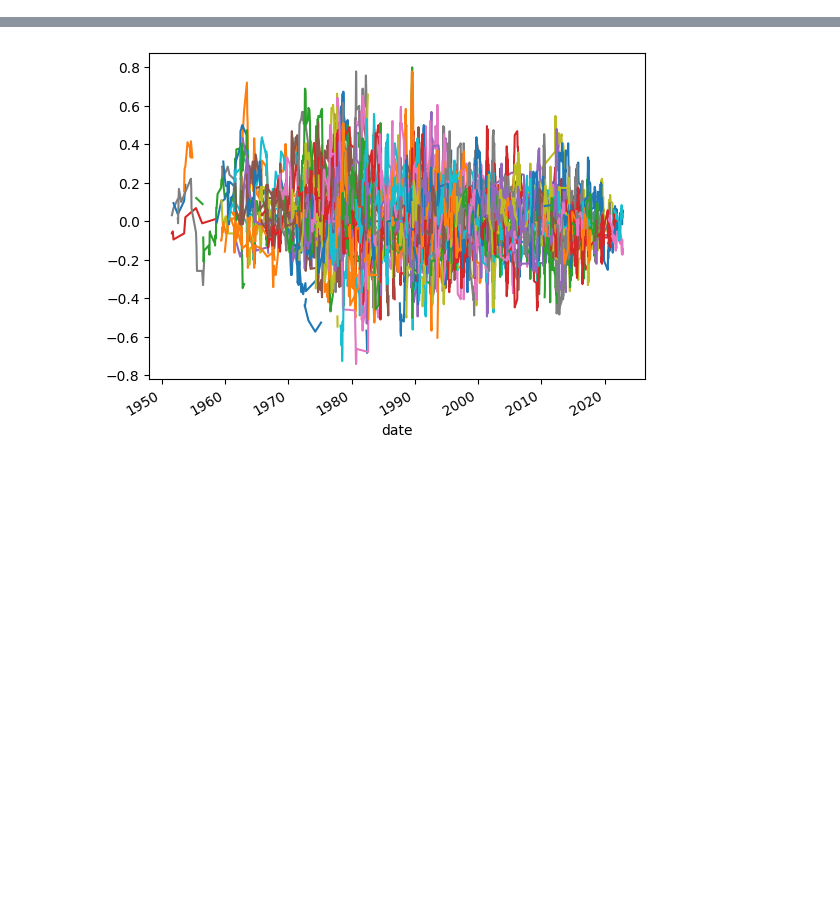
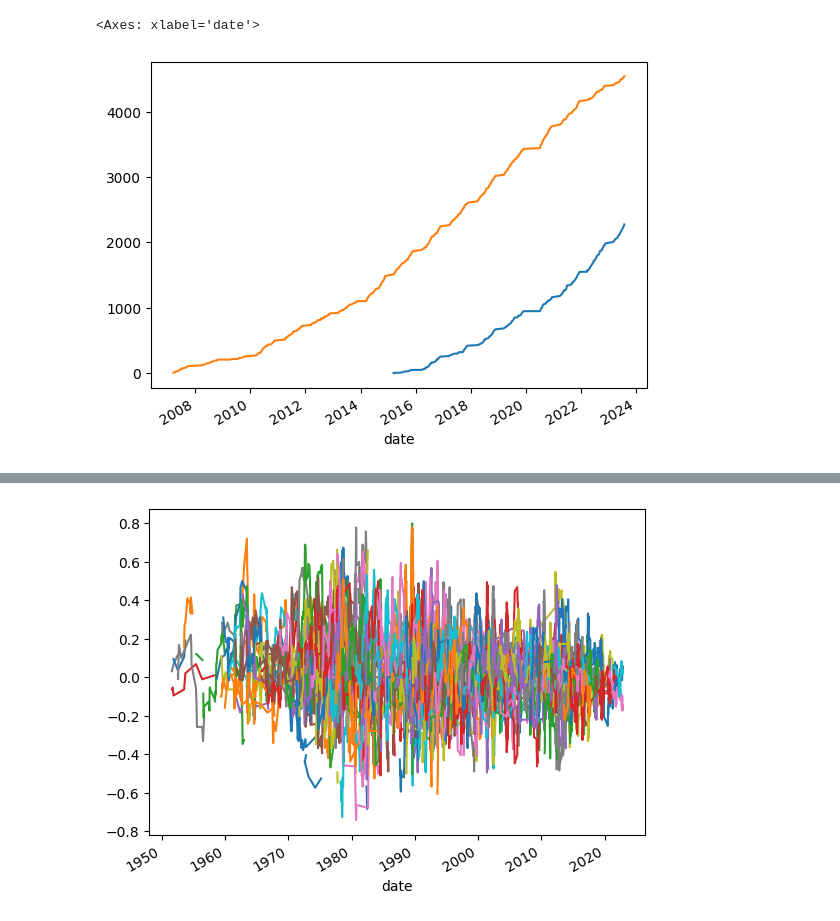
Before and after one commit to CemreSuler/F1_Data_Wrangling, a Jupyter notebook: main.ipynb, the cells around one changed output, grey strips where cells are left out. Saved outputs shown, nothing was run; the diff lists cells and outputs as text; code cells hidden in the pictures; blank space fills up the shorter version.

Commit message:
Cleanup

```diff
--- a/main.ipynb
+++ b/main.ipynb
@@ -136,6 +162,2 @@ def compare_all_results(driver, kind, score_scale, roll, plot):
 def average(list):
     return sum(list) / len(list)
-# %%
-results_df = raceId_to_date(results_df)
-results_df = results_df.replace({"\\N" : -1})
-lap_times_df = raceId_to_date(lap_times_df)
@@ -143,0 +164,9 @@ driver_list = list(results_df["driverId"].unique())
+# %%
+# Change the results dataframe and laptime dataframe to have a date as the index, and also clean up missing data from the results dataframe
+results_df = raceId_to_date(results_df)
+
+
+results_df = results_df.replace({"\\N": 20})
+
+
+lap_times_df = raceId_to_date(lap_times_df)
@@ -143,0 +183,7 @@ driver_list = list(results_df["driverId"].unique())
+# %%
+# Plots the cumulative career points of two drivers, again for testing if the raceid to date function works
+results_df[results_df["driverId"] == 830]["points"].cumsum().plot()
+results_df[results_df["driverId"] == 1]["points"].cumsum().plot()
+# %% [output]
+<Axes: xlabel='date'>
+[figure, added]
```
Also changed, not shown: parts of 25 cells of this notebook, 5 other files.
